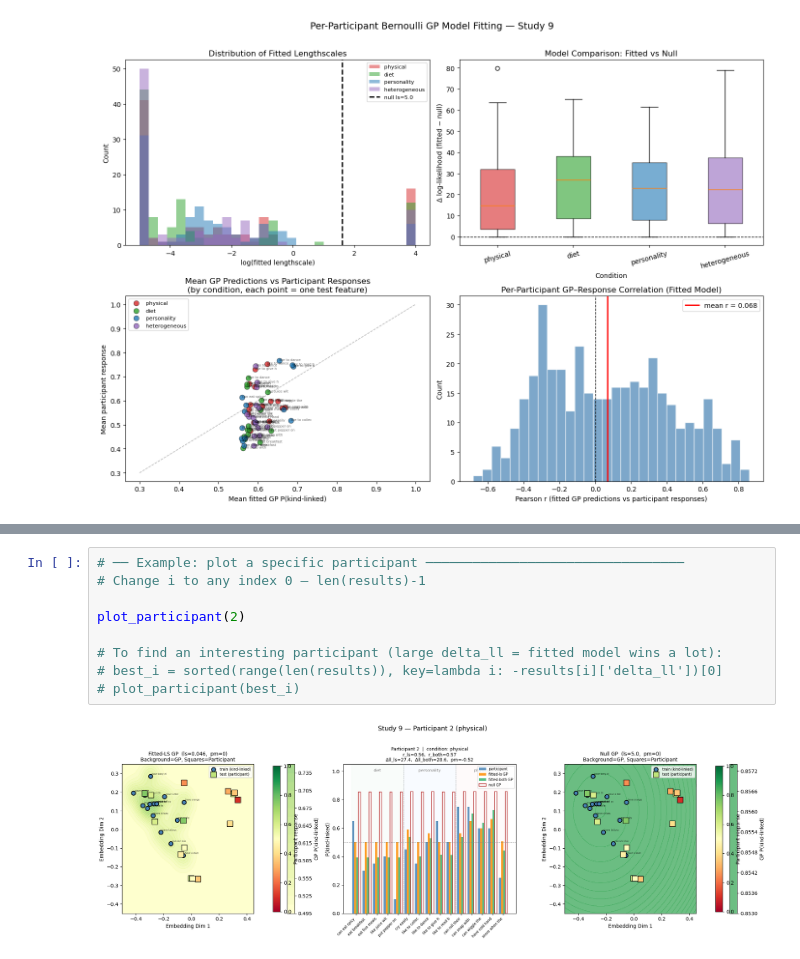
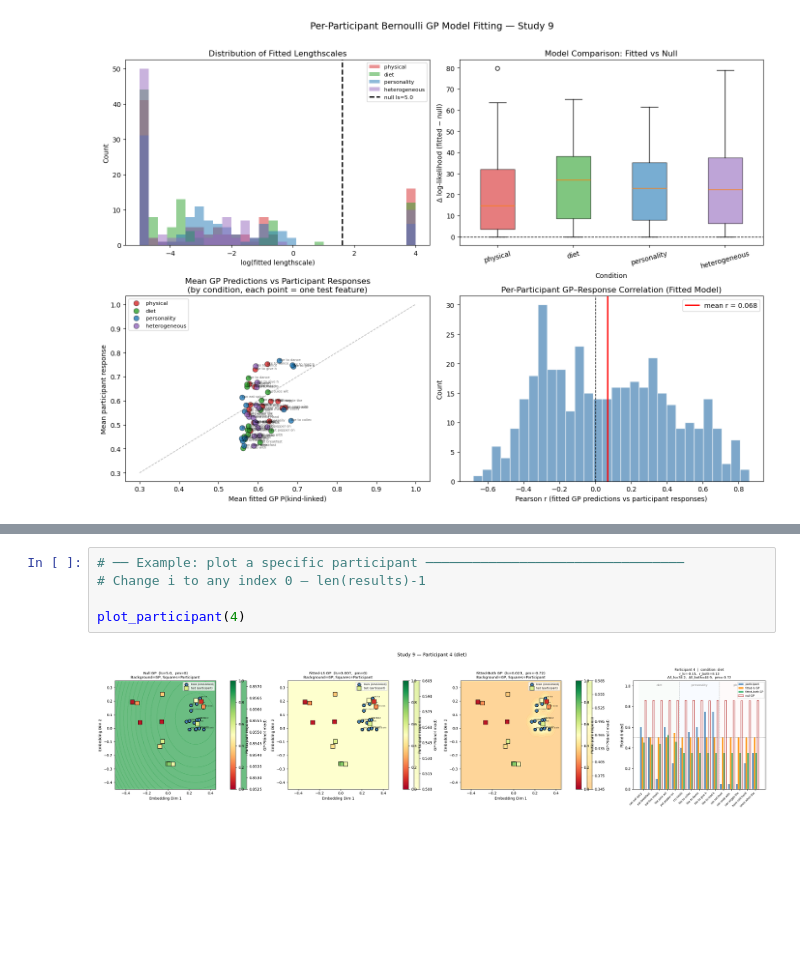
Before and after one commit to mariannazhang/compgenerics, a Jupyter notebook: model/gp/model-gp-study9.ipynb, the cells around one changed output, grey strips where cells are left out. Cells and saved outputs as stored; diff of their text form; blank space fills up the shorter version.

Commit message:
adding viz for 3 different gp models (null, fitted ls, fitted ls and prior mean). still need to add just prior mean

```diff
--- a/model/gp/model-gp-study9.ipynb
+++ b/model/gp/model-gp-study9.ipynb
@@ -1217,11 +1227,7 @@ plot_participant(i) defined. Call with any index 0 – 401
 # %%
 # ── Example: plot a specific participant ─────────────────────────────────
 # Change i to any index 0 – len(results)-1
 
-plot_participant(2)
-
-# To find an interesting participant (large delta_ll = fitted model wins a lot):
-# best_i = sorted(range(len(results)), key=lambda i: -results[i]['delta_ll'])[0]
-# plot_participant(best_i)
+plot_participant(4)
 # %% [output]
-[figure, old version]
+[figure, new version]
```
Also changed, not shown: parts of 1 cell of this notebook.
